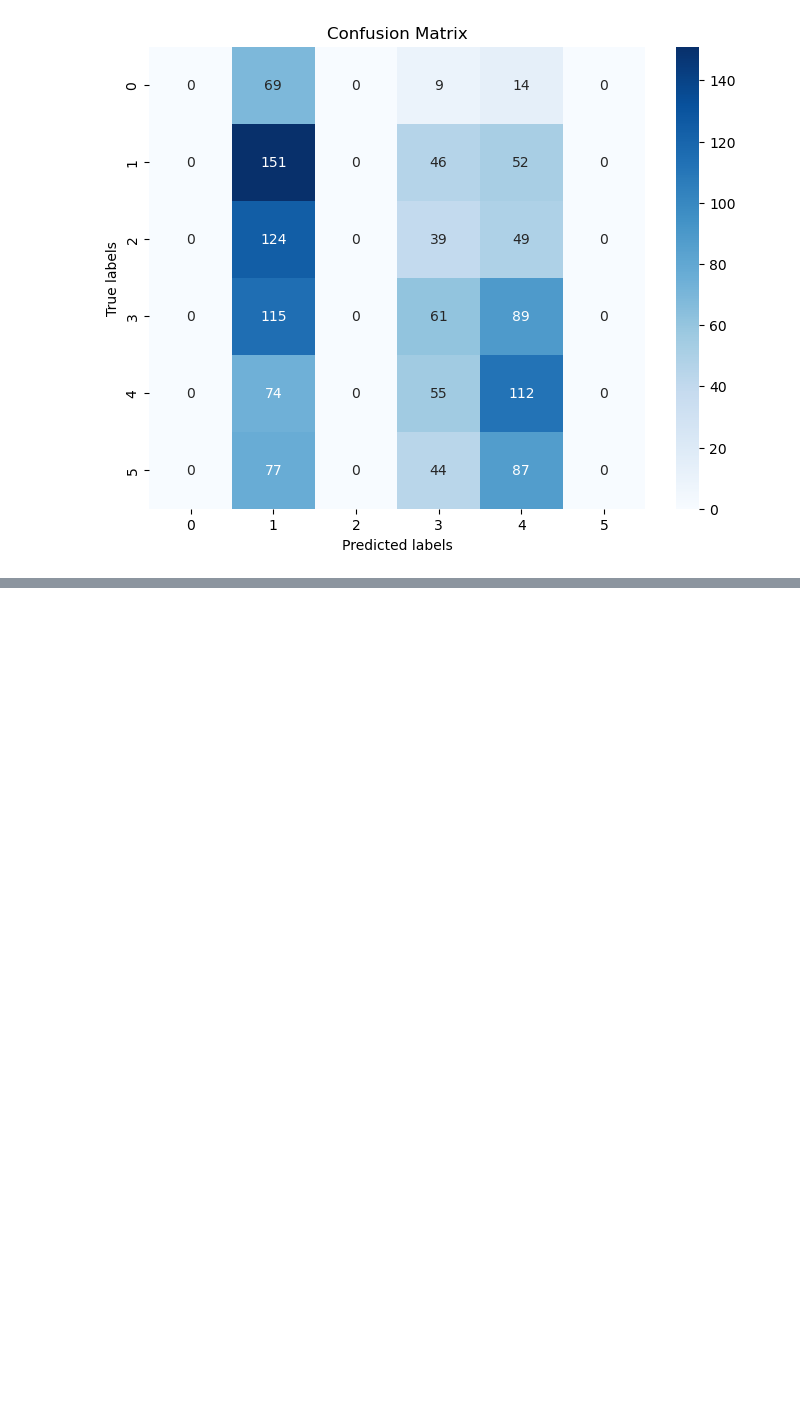
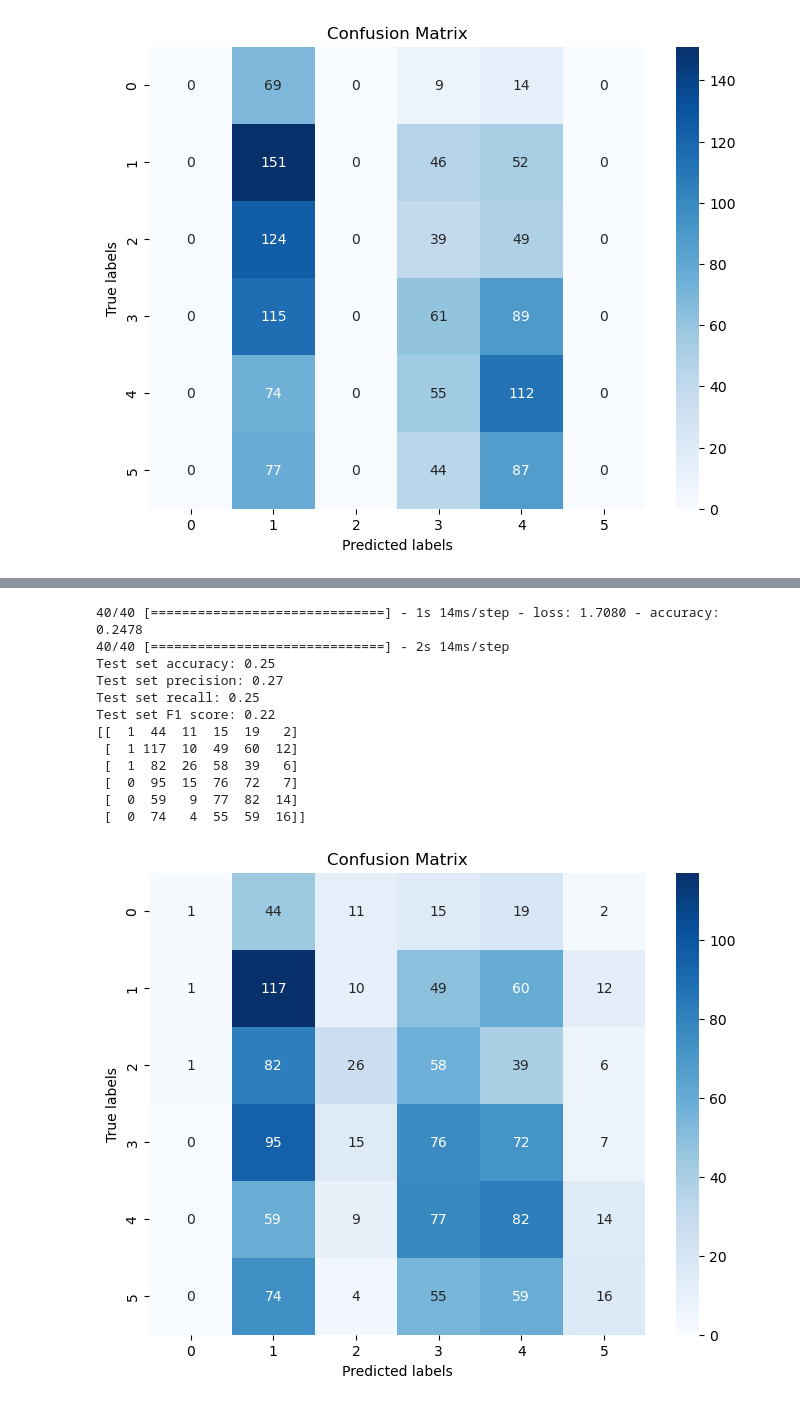
Before and after one commit to f4ths/fyp-fake-news-detection, a Jupyter notebook: ensemble.ipynb, the cells around one changed output, grey strips where cells are left out. Cells and saved outputs as stored; diff of their text form; code cells hidden in the pictures; blank space fills up the shorter version.

```diff
--- a/ensemble.ipynb
+++ b/ensemble.ipynb
@@ -1556,0 +1634,17 @@ def create_bilstm_gru_model(vocab_size, embedding_dim, embedding_matrix, input_l
+# %%
+## SGD INSTEAD OF ADAM
+# Create the BiLSTM-GRU model
+vocab_size = len(vocabulary_dict_spacy) + 1
+embedding_dim = 300
+embedding_matrix = embedding_matrix_spacy_300d
+input_length = 30 # same as max_len
+learning_rate = 0.01
+
+bilstm_gru_model_spacy = create_bilstm_gru_model(vocab_size, embedding_dim, embedding_matrix, input_length, learning_rate)
+
+# model checkpoint
+model_checkpoint_bilstm_gru_spacy = ModelCheckpoint(filepath='best_model_bilstm_gru_spacy.h5', monitor='val_loss', save_best_only=True)
+# early stopping
+early_stopping = EarlyStopping(monitor='val_loss', patience=5, restore_best_weights=False)
+
+bilstm_gru_model_spacy.fit(X_train_spacy, Y_train, epochs=70, batch_size=128, validation_data=(X_val_spacy, Y_val), callbacks=[early_stopping, model_checkpoint_bilstm_gru_spacy])
@@ -1557,3 +1670,24 @@ def create_bilstm_gru_model(vocab_size, embedding_dim, embedding_matrix, input_l
+# %%
+# evaluate bilstm_gru_model_spacy and make prediction and plot confusion matrix
+evaluation = bilstm_gru_model_spacy.evaluate(X_test_spacy, Y_test)
+best_model_bilstm_gru_spacy = load_model('best_model_bilstm_gru_spacy.h5')
+
+predictions = best_model_bilstm_gru_spacy.predict(X_test_spacy)
+predict_and_plot_matrix(predictions)
+# %% [output]
+40/40 [==============================] - 1s 14ms/step - loss: 1.7080 - accuracy: 0.2478
+40/40 [==============================] - 2s 14ms/step
+Test set accuracy: 0.25
+Test set precision: 0.27
+Test set recall: 0.25
+Test set F1 score: 0.22
+[[  1  44  11  15  19   2]
+ [  1 117  10  49  60  12]
+ [  1  82  26  58  39   6]
+ [  0  95  15  76  72   7]
+ [  0  59   9  77  82  14]
+ [  0  74   4  55  59  16]]
+[figure, added]
 # %%
 
 # Create the Dense model
```
Also changed, not shown: parts of 7 cells of this notebook.
